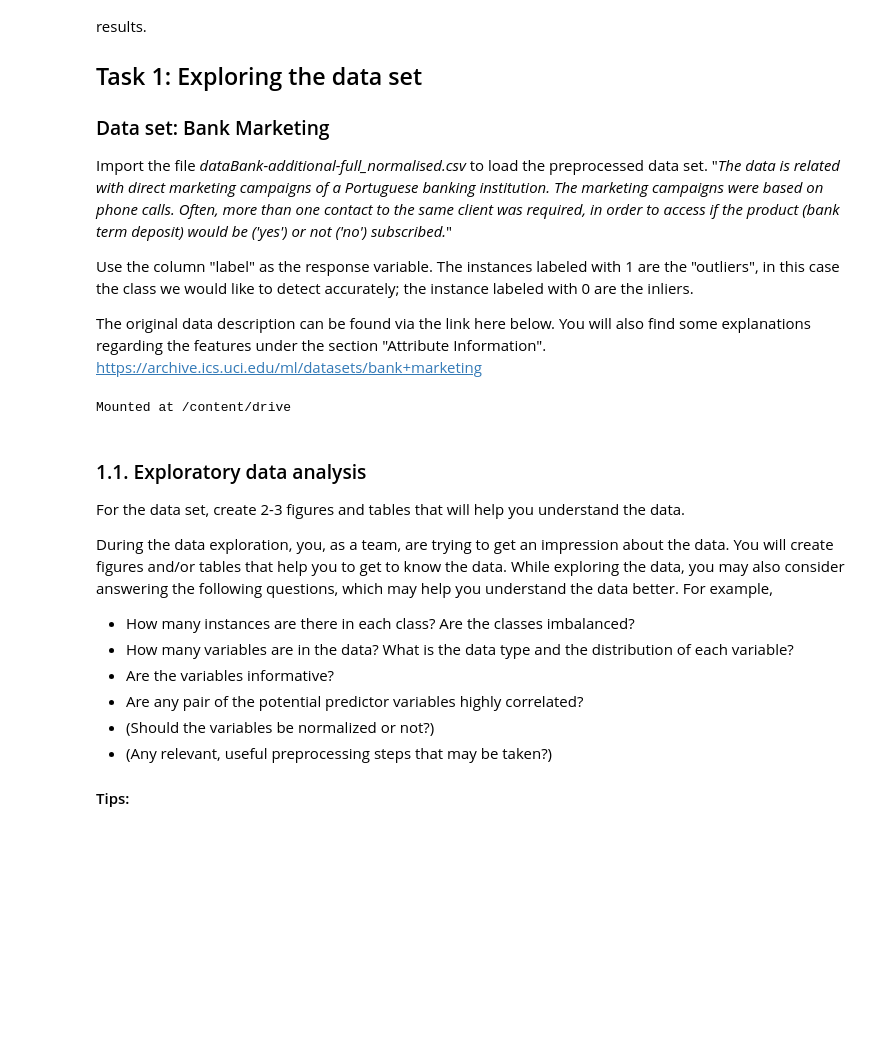
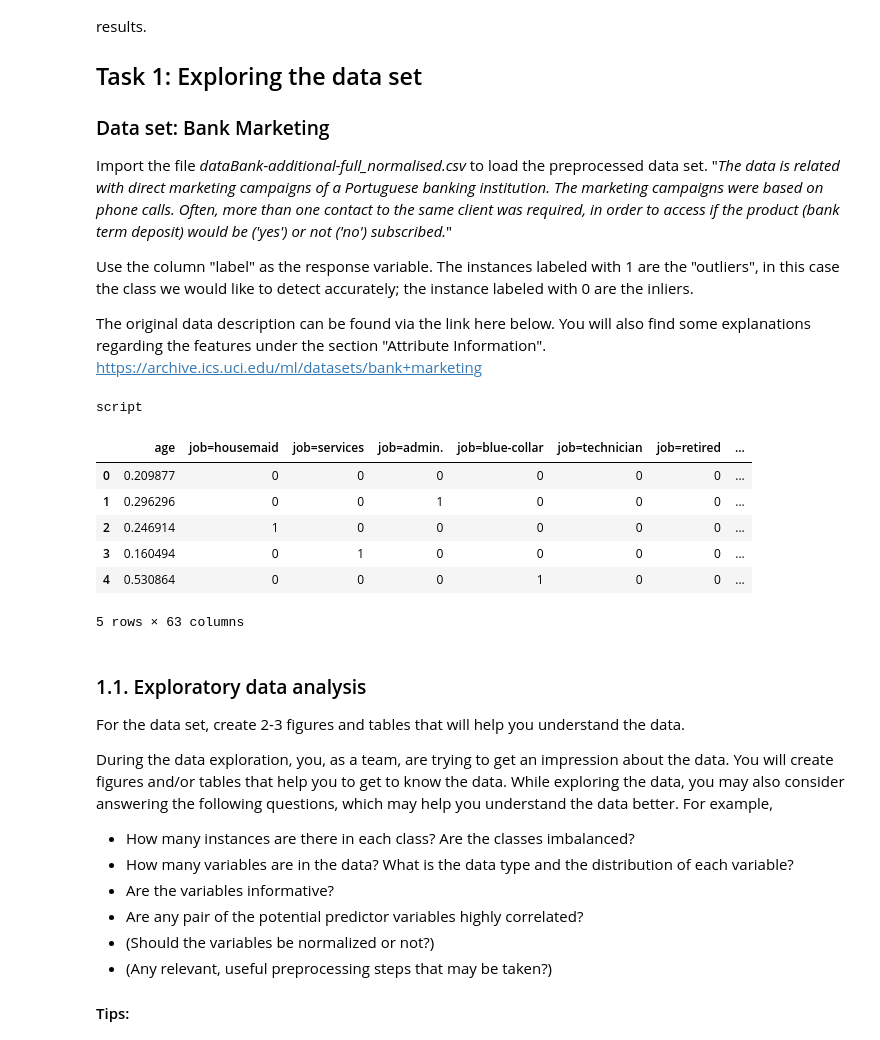
Before and after one commit to MarognaLorenzo/ApplicationOfMachineLearning, a Jupyter notebook: Assignment1/notebooks/Minna.ipynb, the cells around one changed output. Saved outputs shown, nothing was run; the diff lists cells and outputs as text; code cells hidden in the pictures; blank space fills up the shorter version.

```diff
--- a/Assignment1/notebooks/Minna.ipynb
+++ b/Assignment1/notebooks/Minna.ipynb
@@ -38,25 +38,26 @@ Use the column "label" as the response variable. The instances labeled with 1 ar
 
 The original data description can be found via the link here below. You will also find some explanations regarding the features under the section "Attribute Information".
 https://archive.ics.uci.edu/ml/datasets/bank+marketing
-# %%
-# Mount Google Drive
-from pathlib import Path
-
-try:
-    from google.colab import drive
-    drive.mount("/content/drive")
-    ROOT = Path("/content/drive/MyDrive/INFOB3APML/Assignment 1")
-except ImportError:
-    ROOT = Path(".")
-# %% [output]
-Mounted at /content/drive
 # %%
 # Import packages
 import pandas as pd
 import numpy as np
+random_seed = 42
+
 
 # Import data
-data = pd.read_csv(ROOT / "dataBank-additional-full_normalised_sampled.csv", sep=",")
+print("script")
+data = pd.read_csv("../data/dataBank-additional-full_normalised_sampled.csv", sep=",")
+data.head()
+# %% [output]
+script
+|  | age | job=housemaid | job=services | job=admin. | job=blue-collar | job=technician | job=retired | ... |
+| 0 | 0.209877 | 0 | 0 | 0 | 0 | 0 | 0 | ... |
+| 1 | 0.296296 | 0 | 0 | 1 | 0 | 0 | 0 | ... |
+| 2 | 0.246914 | 1 | 0 | 0 | 0 | 0 | 0 | ... |
+| 3 | 0.160494 | 0 | 1 | 0 | 0 | 0 | 0 | ... |
+| 4 | 0.530864 | 0 | 0 | 0 | 1 | 0 | 0 | ... |
+5 rows × 63 columns
 # %% [markdown]
 
 ### 1.1. Exploratory data analysis
```
Also changed, not shown: parts of 5 cells of this notebook.
